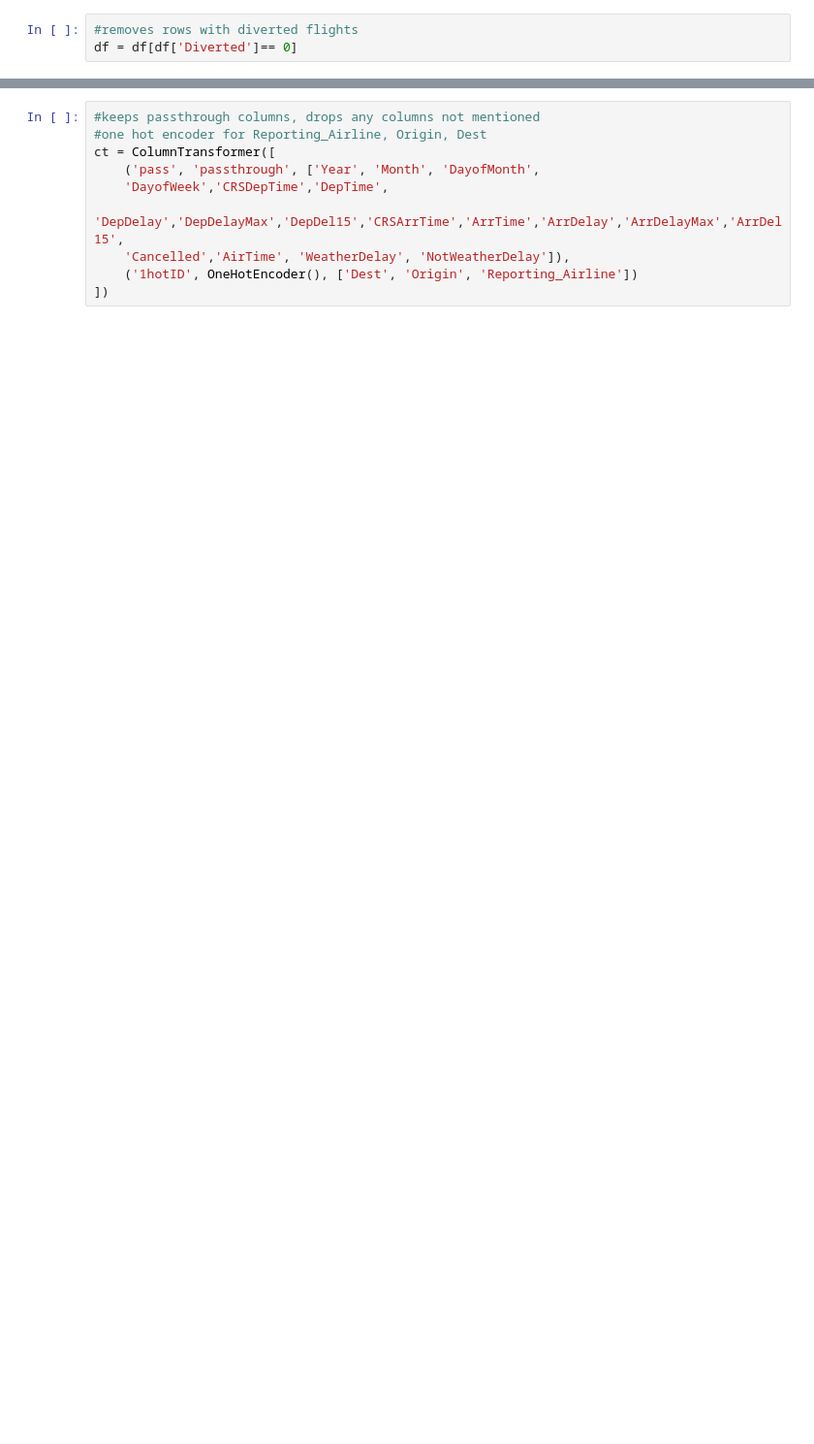
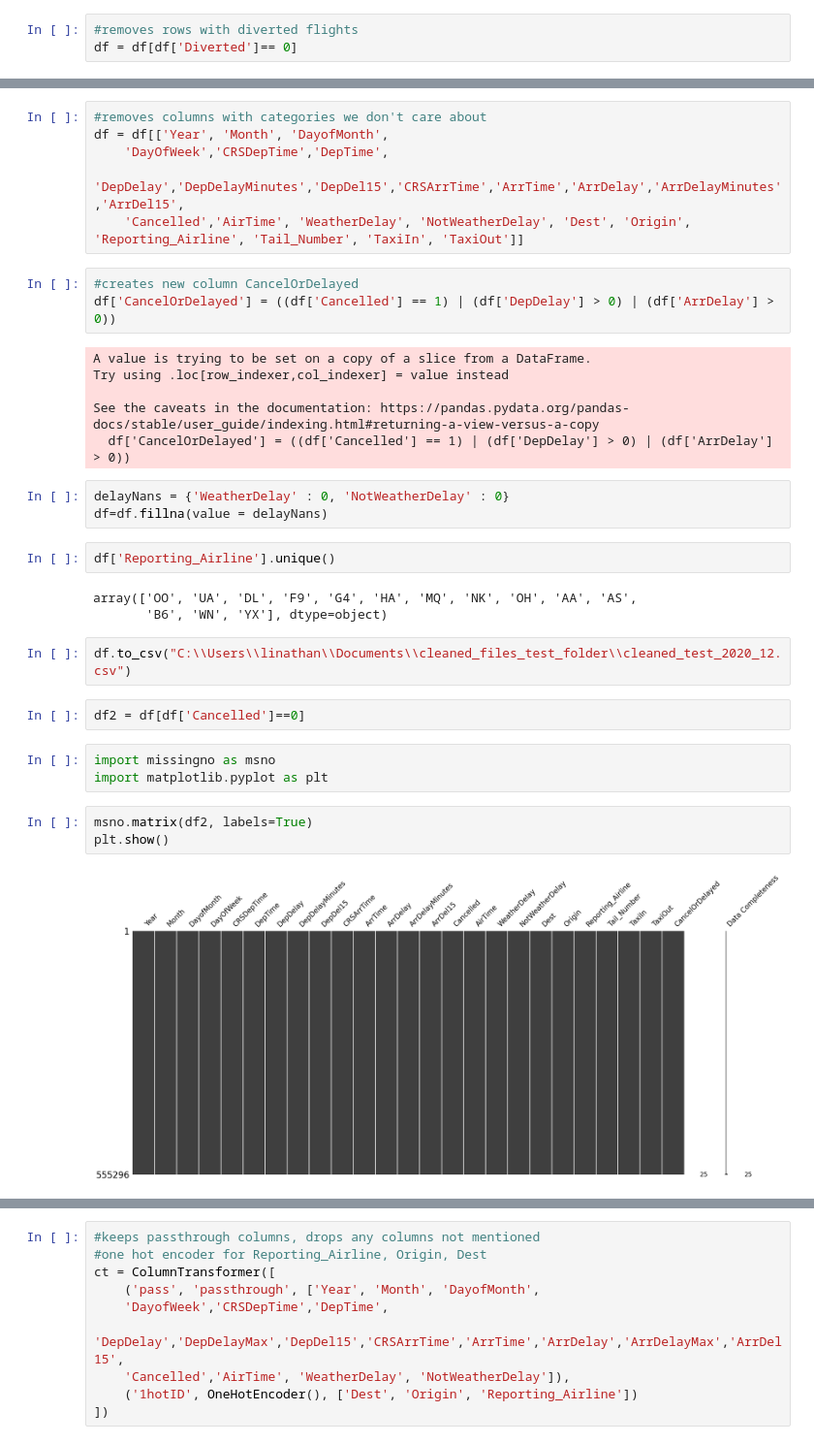
Before and after one commit to Erdos-Projects/spring-2026-airline-reliability, a Jupyter notebook: data/processed/process.ipynb, the cells around one changed output, grey strips where cells are left out. Shown at 97% size. Drawn from its saved outputs; the diff is of its cells as text; blank space fills up the shorter version.

```diff
--- a/data/processed/process.ipynb
+++ b/data/processed/process.ipynb
@@ -58,0 +29,35 @@ array(['UA', 'US', 'VX', 'WN', 'NK', 'OO', 'EV', 'HA', 'MQ', 'DL', 'B6',
+# %%
+#removes columns with categories we don't care about
+df = df[['Year', 'Month', 'DayofMonth',
+    'DayOfWeek','CRSDepTime','DepTime',
+    'DepDelay','DepDelayMinutes','DepDel15','CRSArrTime','ArrTime','ArrDelay','ArrDelayMinutes','ArrDel15',
+    'Cancelled','AirTime', 'WeatherDelay', 'NotWeatherDelay', 'Dest', 'Origin', 'Reporting_Airline', 'Tail_Number', 'TaxiIn', 'TaxiOut']]
+# %%
+#creates new column CancelOrDelayed
+df['CancelOrDelayed'] = ((df['Cancelled'] == 1) | (df['DepDelay'] > 0) | (df['ArrDelay'] > 0))
+# %% [output]
+A value is trying to be set on a copy of a slice from a DataFrame.
+Try using .loc[row_indexer,col_indexer] = value instead
+
+See the caveats in the documentation: https://pandas.pydata.org/pandas-docs/stable/user_guide/indexing.html#returning-a-view-versus-a-copy
+  df['CancelOrDelayed'] = ((df['Cancelled'] == 1) | (df['DepDelay'] > 0) | (df['ArrDelay'] > 0))
+# %%
+delayNans = {'WeatherDelay' : 0, 'NotWeatherDelay' : 0}
+df=df.fillna(value = delayNans)
+# %%
+df['Reporting_Airline'].unique()
+# %% [output]
+array(['OO', 'UA', 'DL', 'F9', 'G4', 'HA', 'MQ', 'NK', 'OH', 'AA', 'AS',
+       'B6', 'WN', 'YX'], dtype=object)
+# %%
+df.to_csv("C:\\Users\\linathan\\Documents\\cleaned_files_test_folder\\cleaned_test_2020_12.csv")
+# %%
+df2 = df[df['Cancelled']==0]
+# %%
+import missingno as msno
+import matplotlib.pyplot as plt
+# %%
+msno.matrix(df2, labels=True)
+plt.show()
+# %% [output]
+[figure, added]
```
Also changed, not shown: parts of 11 cells of this notebook.
